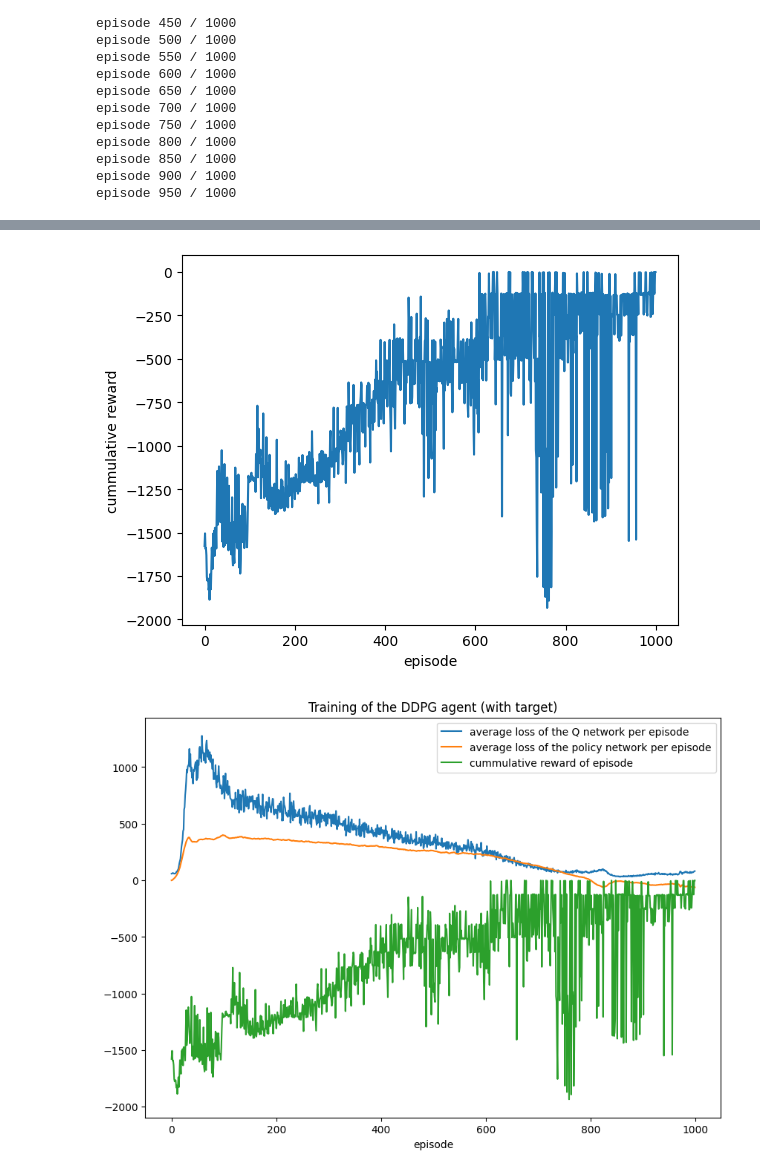
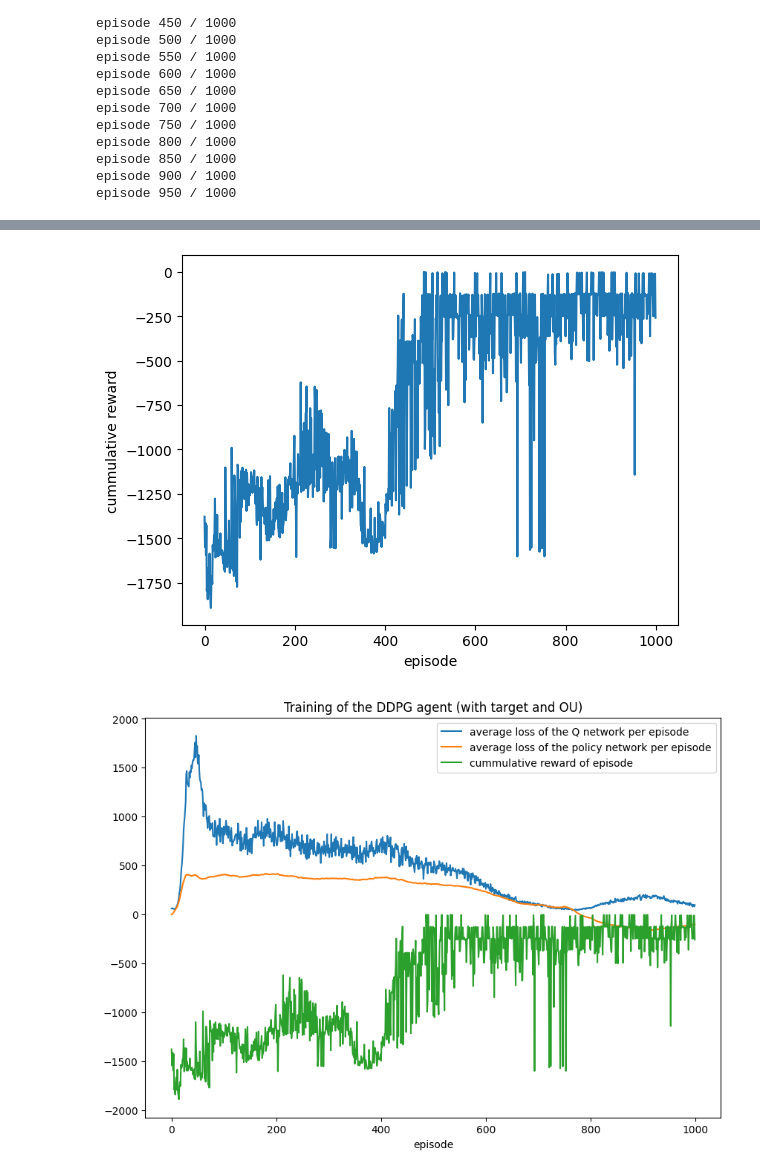
Before and after one commit to Quinten-D/RL-inverted-pendulum, a Jupyter notebook: miniproject.ipynb, the cells around one changed output, grey strips where cells are left out. Saved outputs shown, nothing was run; the diff lists cells and outputs as text; code cells hidden in the pictures.

```diff
--- a/miniproject.ipynb
+++ b/miniproject.ipynb
@@ -751,6 +751,8 @@ while episodes < 1000:
   state = next_state
   cummulative_reward += reward
   if trunc == True:
+    if episodes % 50 == 0:
+      print(f"episode {episodes} / 1000")
     episodes += 1
     state = simulator.reset()
     Q_network_episode_losses.append(Q_network_episode_loss/200)
@@ -952,7 +975,7 @@ class DDPGAgentWithTargetAndOUNoise(DDPGAgentWithTarget):
 # initialize DDPG agent and simulator
 openAI_env = gym.make('Pendulum-v1', g=9.81, new_step_api=True)
 simulator = NormalizedEnv(openAI_env)
-agent = DDPGAgentWithTargetAndOUNoise(gamma=0.99, Q_network_lr=1e-4, policy_network_lr=1e-4, device=device, noise_theta=0.1, tau=0.3)
+agent = DDPGAgentWithTargetAndOUNoise(gamma=0.99, Q_network_lr=1e-4, policy_network_lr=1e-4, device=device, noise_theta=0.1, tau=0.1)
 
 # first step is to create the buffer and put some transition(s) in it
 buffer = ReplayBuffer(1e5)
@@ -1065,22 +1088,22 @@ plt.xlabel("episode")
 #plt.savefig(ROOT_PATH + "minimal_DDPG_cummulative_reward.png")
 plt.show()
 # %% [output]
-[figure, old version]
+[figure, new version]
 # %%
 # Plot average loss per episode and reward together
 
 plt.figure(figsize=(10,7))
 plt.plot(range(0, len(Q_network_episode_losses)), Q_network_episode_losses)
 plt.plot(range(0, len(policy_network_episode_losses)), policy_network_episode_losses)
 plt.plot(range(0, len(cummulative_rewards)), cummulative_rewards)
-plt.title("Training of the DDPG agent (with target)")
+plt.title("Training of the DDPG agent (with target and OU)")
 #plt.ylabel("average reward over 50 episodes")
 plt.xlabel("episode")
 plt.legend(["average loss of the Q network per episode", "average loss of the policy network per episode", "cummulative reward of episode"])
 plt.savefig(ROOT_PATH + "target_ou_DDPG_big.png")
 plt.show()
 # %% [output]
-[figure, old version]
+[figure, new version]
 # %%
 # Save the Q network and the policy network
 
```
Also changed, not shown: parts of 14 cells of this notebook.
